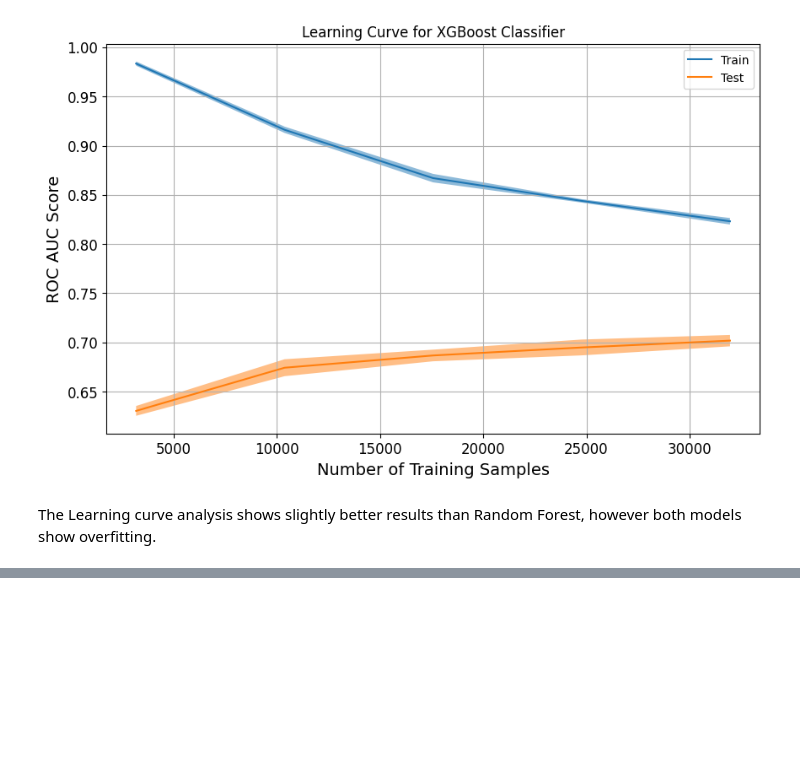
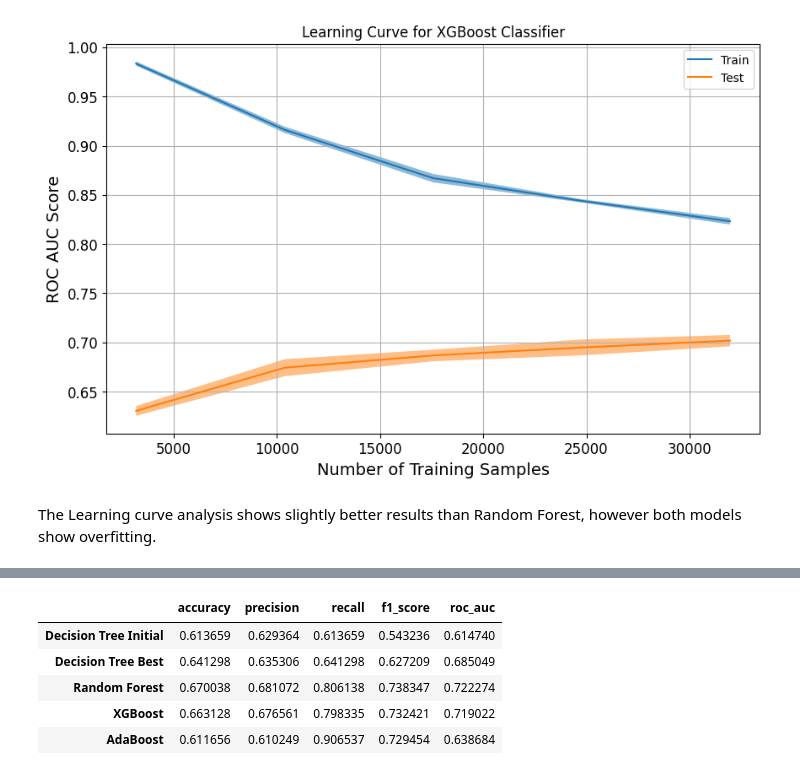
Before and after one commit to dchen-cmyk/uw-ml-course-project, a Jupyter notebook: group_project_predict_fewer_features.ipynb, the cells around one changed output, grey strips where cells are left out. Drawn from its saved outputs; the diff is of its cells as text; code cells hidden in the pictures; blank space fills up the shorter version.

```diff
--- a/group_project_predict_fewer_features.ipynb
+++ b/group_project_predict_fewer_features.ipynb
@@ -1491,6 +1249,14 @@ recall_score_forest = recall_score(y_test, y_pred_forest)
 f1_score_forest = f1_score(y_test, y_pred_forest)
 test_roc_auc_forest = roc_auc_score(y_test, predict_proba_positives_forest)
 
+evaluation_metrics['Random Forest'] = {
+    'accuracy': accuracy_score(y_test, y_pred_forest),
+    'precision': precision_score_forest,
+    'recall': recall_score_forest,
+    'f1_score': f1_score_forest,
+    'roc_auc': test_roc_auc_forest,
+}
+
 print("After running a Random Forest final model predict on the Test Set the scores are:")
 print(" - Accuracy Score: ", accuracy_score(y_test, y_pred_forest))
 print(" - Precision Score: ",precision_score_forest)
@@ -1700,0 +1482,10 @@ plt.show()
+# %%
+evaluation_metrics_df = pd.DataFrame(evaluation_metrics).T
+display(evaluation_metrics_df)
+# %% [output]
+|  | accuracy | precision | recall | f1_score | roc_auc |
+| Decision Tree Initial | 0.613659 | 0.629364 | 0.613659 | 0.543236 | 0.614740 |
+| Decision Tree Best | 0.641298 | 0.635306 | 0.641298 | 0.627209 | 0.685049 |
+| Random Forest | 0.670038 | 0.681072 | 0.806138 | 0.738347 | 0.722274 |
+| XGBoost | 0.663128 | 0.676561 | 0.798335 | 0.732421 | 0.719022 |
+| AdaBoost | 0.611656 | 0.610249 | 0.906537 | 0.729454 | 0.638684 |
```
Also changed, not shown: parts of 58 cells of this notebook.
